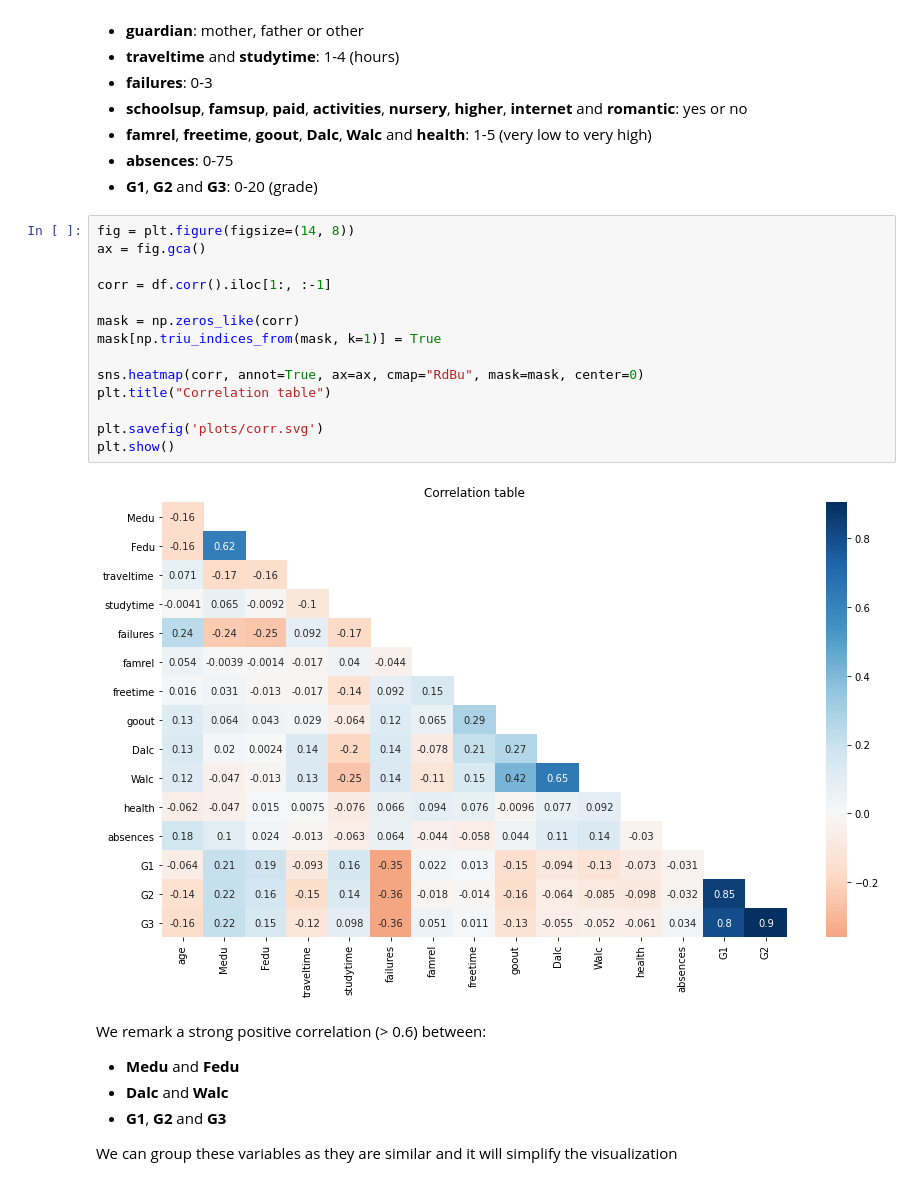
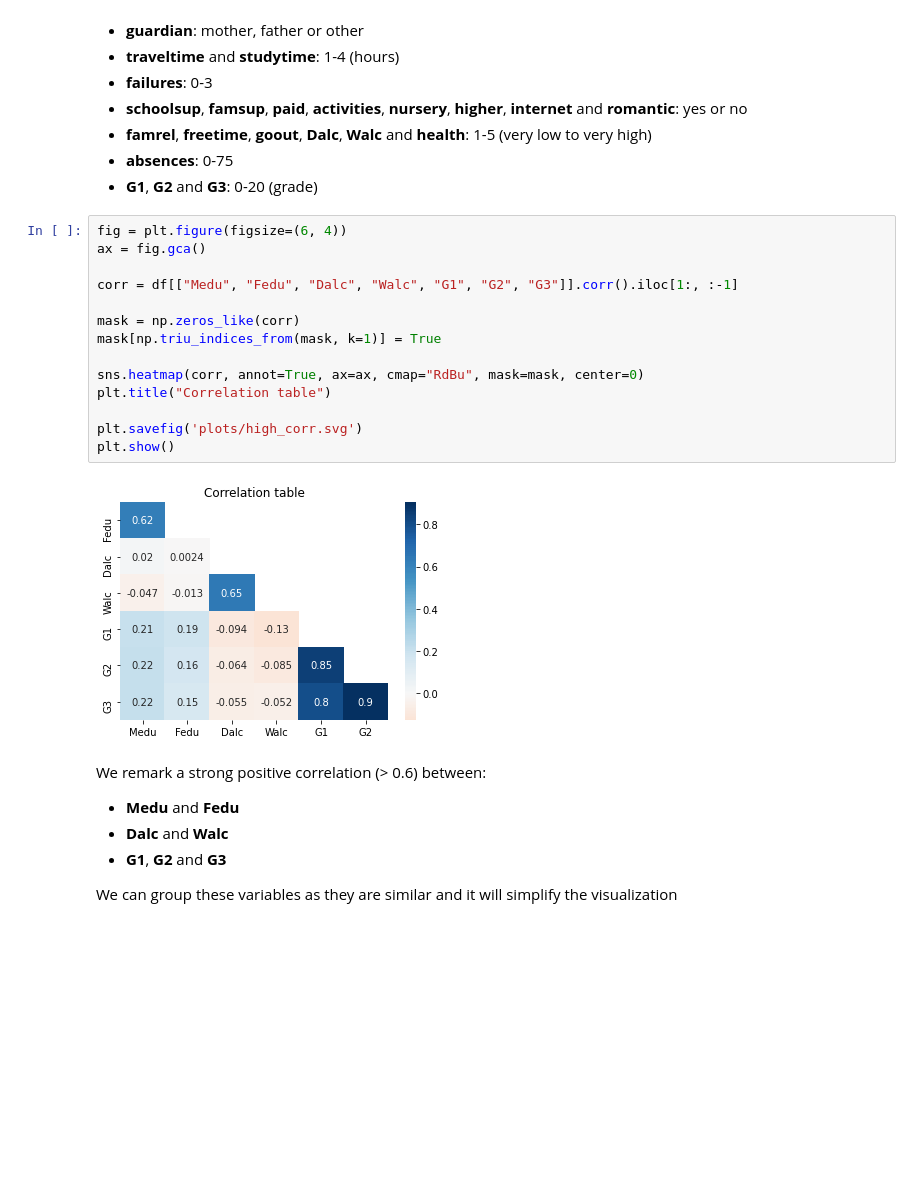
Before and after one commit to Vectypus/Data-Science-Project, a Jupyter notebook: Part1/Part1.ipynb, the cells around one changed output. Drawn from its saved outputs; the diff is of its cells as text; blank space fills up the shorter version.

Commit message:
Update Part 1 plots (final version)

```diff
--- a/Part1/Part1.ipynb
+++ b/Part1/Part1.ipynb
@@ -41,21 +41,21 @@ df
 - **absences**: 0-75
 - **G1**, **G2** and **G3**: 0-20 (grade)
 # %%
-fig = plt.figure(figsize=(14, 8))
+fig = plt.figure(figsize=(6, 4))
 ax = fig.gca()
 
-corr = df.corr().iloc[1:, :-1]
+corr = df[["Medu", "Fedu", "Dalc", "Walc", "G1", "G2", "G3"]].corr().iloc[1:, :-1]
 
 mask = np.zeros_like(corr)
 mask[np.triu_indices_from(mask, k=1)] = True
 
 sns.heatmap(corr, annot=True, ax=ax, cmap="RdBu", mask=mask, center=0)
 plt.title("Correlation table")
 
-plt.savefig('plots/corr.svg')
+plt.savefig('plots/high_corr.svg')
 plt.show()
 # %% [output]
-[figure, old version]
+[figure, new version]
 # %% [markdown]
 We remark a strong positive correlation (> 0.6) between:
 - **Medu** and **Fedu**
```
Also changed, not shown: parts of 4 cells of this notebook, 15 other files.
